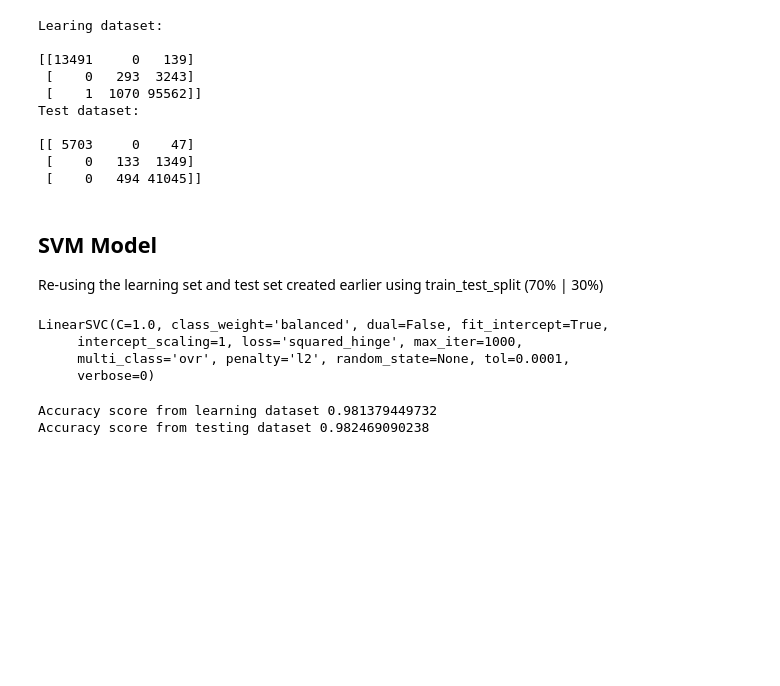
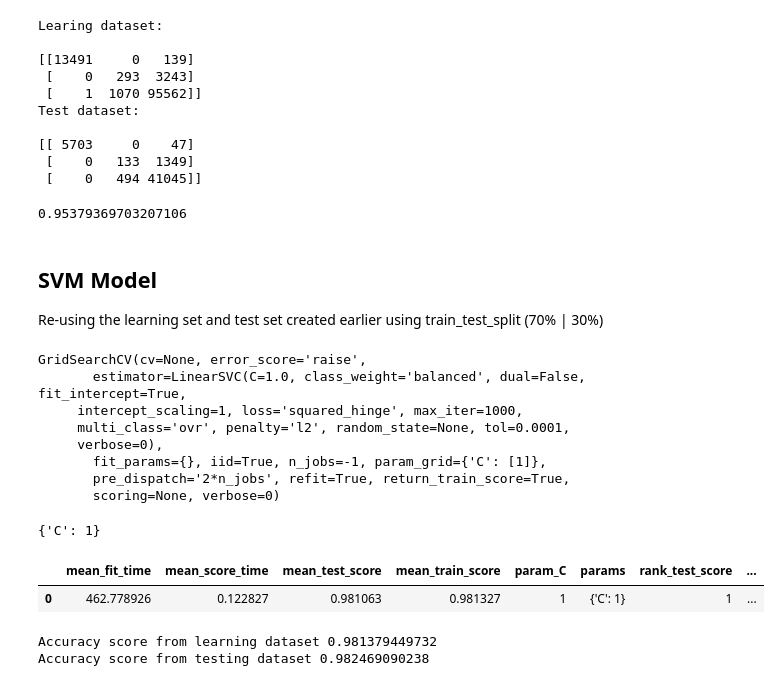
Before and after one commit to anurekhat/Capstone, a Jupyter notebook: LendingClub/LendingClubLoans_MilestoneReport.ipynb, the cells around one changed output. Saved outputs shown, nothing was run; the diff lists cells and outputs as text; code cells hidden in the pictures; blank space fills up the shorter version.

```diff
--- a/LendingClub/LendingClubLoans_MilestoneReport.ipynb
+++ b/LendingClub/LendingClubLoans_MilestoneReport.ipynb
@@ -343,14 +337,8 @@ Y = loans_with_dummies.loan_class.cat.codes
 # %%
-# Split the data into a training and test set.
-Xlr, Xtestlr, ylr, ytestlr = train_test_split(X.values, Y.values, test_size = 0.30, random_state = 5 )
 
-print(Xlr.shape)
-print (ylr.shape)
 
-print(Xtestlr.shape)
-print(ytestlr.shape)
-
+#parameters = { 'C' : [ 0.1, 1, 10, 100]}
+parameters = {'C' : [1]}
 #Using the class_weight parameter as balanced so that the algo adjusts for the less frequent loan classes of bad and delinquent
-clf = LogisticRegression(class_weight= 'balanced')
-# Fit the model on the trainng data.
-clf.fit(Xlr, ylr)
+lr = LogisticRegression(class_weight= 'balanced')
+clf = GridSearchCV(lr, parameters)
@@ -407,6 +420,12 @@ Test dataset:
 [[ 5703     0    47]
  [    0   133  1349]
  [    0   494 41045]]
+# %%
+from sklearn.metrics import f1_score
+
+f1_score(ytestlr, clf.predict(Xtestlr), average = 'weighted')
+# %% [output]
+0.95379369703207106
 # %% [markdown]
 ## SVM Model
 
@@ -422,14 +441,27 @@ Xtestlr_svm = preprocessing.scale(Xtestlr)
 # dual = False as n_samples > n_features
 #class_weight = balanced so that the algo adjusts for the less frequent loan classes of bad and delinquent
 #using the default ovr classifier for the multi class outcome
-clf_svm = svm.LinearSVC(dual = False, class_weight= 'balanced')
+#parameters = { 'C': [0.1, 1, 10]}
+parameters = {'C' : [1]}
+clf_svm = GridSearchCV(svm.LinearSVC(dual = False, class_weight= 'balanced'), parameters, n_jobs = -1)
 # %%
 clf_svm.fit(Xlr_svm, ylr )
 # %% [output]
-LinearSVC(C=1.0, class_weight='balanced', dual=False, fit_intercept=True,
+GridSearchCV(cv=None, error_score='raise',
+       estimator=LinearSVC(C=1.0, class_weight='balanced', dual=False, fit_intercept=True,
      intercept_scaling=1, loss='squared_hinge', max_iter=1000,
      multi_class='ovr', penalty='l2', random_state=None, tol=0.0001,
-     verbose=0)
+     verbose=0),
+       fit_params={}, iid=True, n_jobs=-1, param_grid={'C': [1]},
+       pre_dispatch='2*n_jobs', refit=True, return_train_score=True,
+       scoring=None, verbose=0)
+# %%
+print(clf_svm.best_params_)
+pd.DataFrame(clf_svm.cv_results_)
+# %% [output]
+{'C': 1}
+|  | mean_fit_time | mean_score_time | mean_test_score | mean_train_score | param_C | params | rank_test_score | ... |
+| 0 | 462.778926 | 0.122827 | 0.981063 | 0.981327 | 1 | {'C': 1} | 1 | ... |
 # %%
 # Accuracy score
 
```
Also changed, not shown: parts of 45 cells of this notebook.
